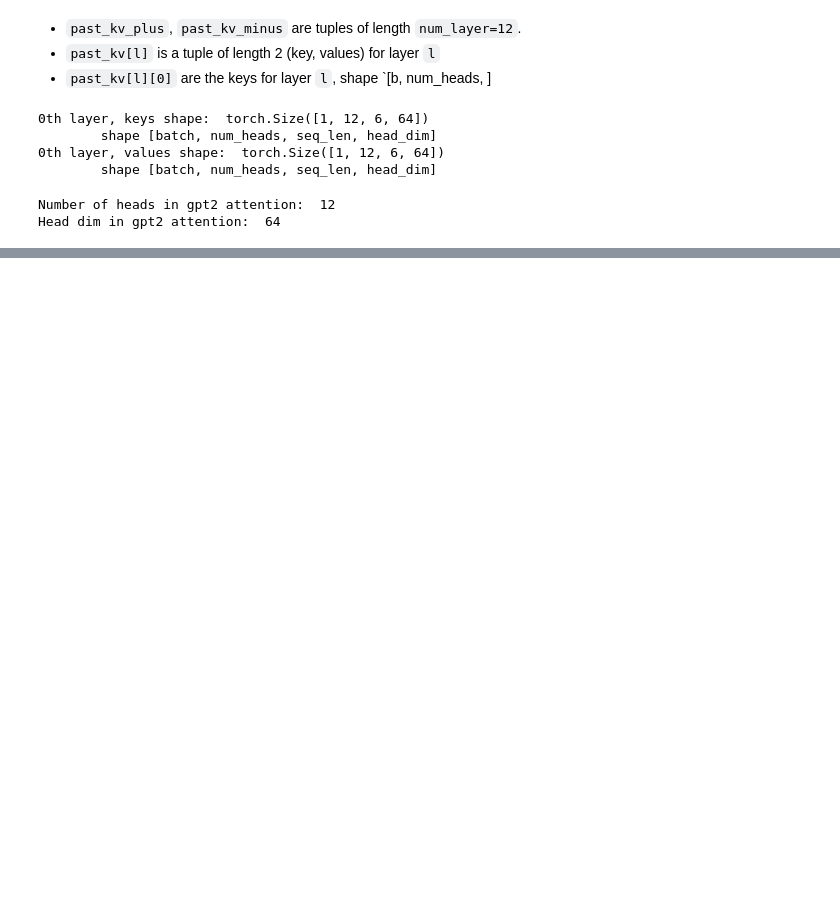
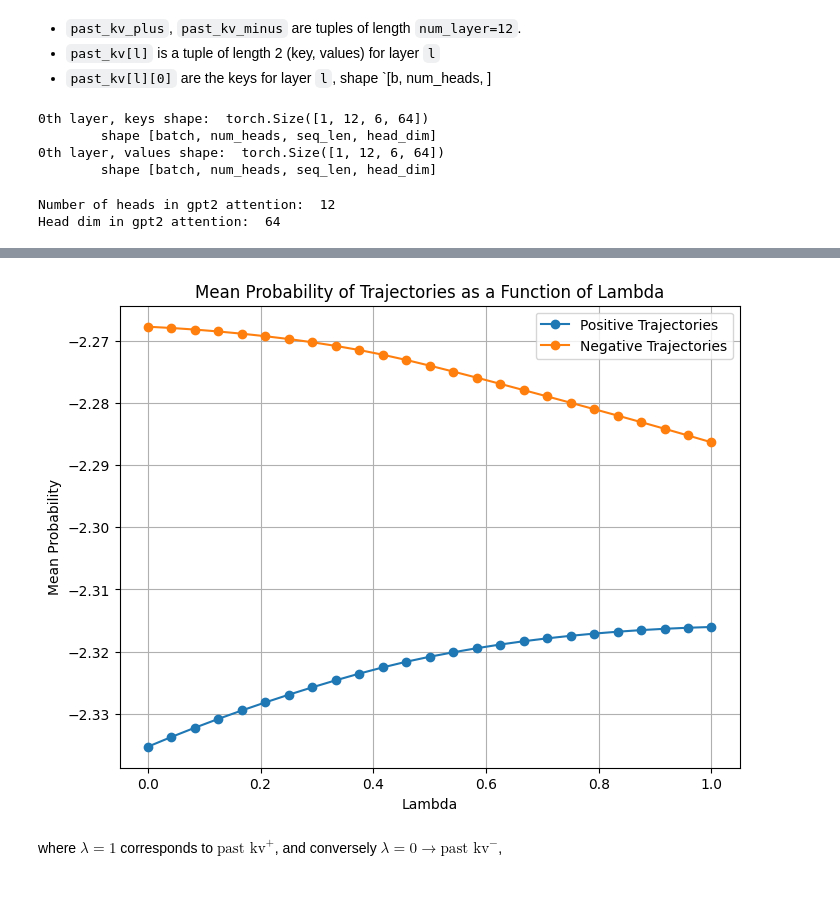
Before and after one commit to amanb2000/Emo_LLM, a Jupyter notebook: notebooks/Nudge_Trajectory_via_Activations.ipynb, the cells around one changed output, grey strips where cells are left out. Drawn from its saved outputs; the diff is of its cells as text; code cells hidden in the pictures; blank space fills up the shorter version.

```diff
--- a/notebooks/Nudge_Trajectory_via_Activations.ipynb
+++ b/notebooks/Nudge_Trajectory_via_Activations.ipynb
@@ -86,0 +221,19 @@ Head dim in gpt2 attention:  64
+# %%
+# Compute log probabilities for x_0_plus trajectories
+for trajectory in tqdm(trajectories_plus, desc="Computing log probs for x_0_plus trajectories"):
+    log_prob = get_traj_prob(trajectory['ids'], past_kv_plus, model)
+    trajectory['log_prob'] = log_prob
+
+# Compute log probabilities for x_0_minus trajectories
+for trajectory in tqdm(trajectories_minus, desc="Computing log probs for x_0_minus trajectories"):
+    log_prob = get_traj_prob(trajectory['ids'], past_kv_minus, model)
+    trajectory['log_prob'] = log_prob
+
+# add a field (log_prob_other) for log P(t_plus | x_0_minus) and log P(t_minus | x_0_plus)
+for trajectory in tqdm(trajectories_plus, desc="Computing log probs for x_0_plus trajectories_minus"):
+    log_prob_other = get_traj_prob(trajectory['ids'], past_kv_minus, model)
+    trajectory['log_prob_given_other'] = log_prob_other
+
+for trajectory in tqdm(trajectories_minus, desc="Computing log probs for x_0_minus trajectories_plus"):
+    log_prob_other = get_traj_prob(trajectory['ids'], past_kv_plus, model)
+    trajectory['log_prob_given_other'] = log_prob_other
@@ -86,0 +387,38 @@ Head dim in gpt2 attention:  64
+# %%
+import matplotlib.pyplot as plt
+
+# Compute the mean log probabilities for each lambda value
+mean_log_probs_plus = {}
+mean_log_probs_minus = {}
+
+for lambda_val in lambdas:
+    log_probs_plus = [trajectory['log_probs'][lambda_val] for trajectory in trajectories_plus]
+    log_probs_minus = [trajectory['log_probs'][lambda_val] for trajectory in trajectories_minus]
+
+    mean_log_probs_plus[lambda_val] = sum(log_probs_plus) / len(log_probs_plus)
+    mean_log_probs_minus[lambda_val] = sum(log_probs_minus) / len(log_probs_minus)
+
+# Convert the mean log probabilities to mean probabilities
+# mean_probs_plus = {lambda_val: np.exp(log_prob) for lambda_val, log_prob in mean_log_probs_plus.items()}
+# mean_probs_minus = {lambda_val: np.exp(log_prob) for lambda_val, log_prob in mean_log_probs_minus.items()}
+
+# keep mean log probabilities as log probabilities
+mean_probs_plus = {lambda_val: log_prob for lambda_val, log_prob in mean_log_probs_plus.items()}
+mean_probs_minus = {lambda_val: log_prob for lambda_val, log_prob in mean_log_probs_minus.items()}
+
+# Plot the mean probabilities as a function of lambda
+plt.figure(figsize=(8, 6))
+plt.plot(list(mean_probs_plus.keys()), list(mean_probs_plus.values()), marker='o', label='Positive Trajectories')
+plt.plot(list(mean_probs_minus.keys()), list(mean_probs_minus.values()), marker='o', label='Negative Trajectories')
+plt.xlabel('Lambda')
+plt.ylabel('Mean Probability')
+plt.title('Mean Probability of Trajectories as a Function of Lambda')
+plt.legend()
+plt.grid(True)
+plt.show()
+# %% [output]
+[figure, added]
+# %% [markdown]
+where $\lambda = 1$ corresponds to $\text{past kv}^+$, and conversely $\lambda = 0 \to  \text{past kv}^-$,
+# %% [markdown]
+##
```
Also changed, not shown: parts of 26 cells of this notebook.
